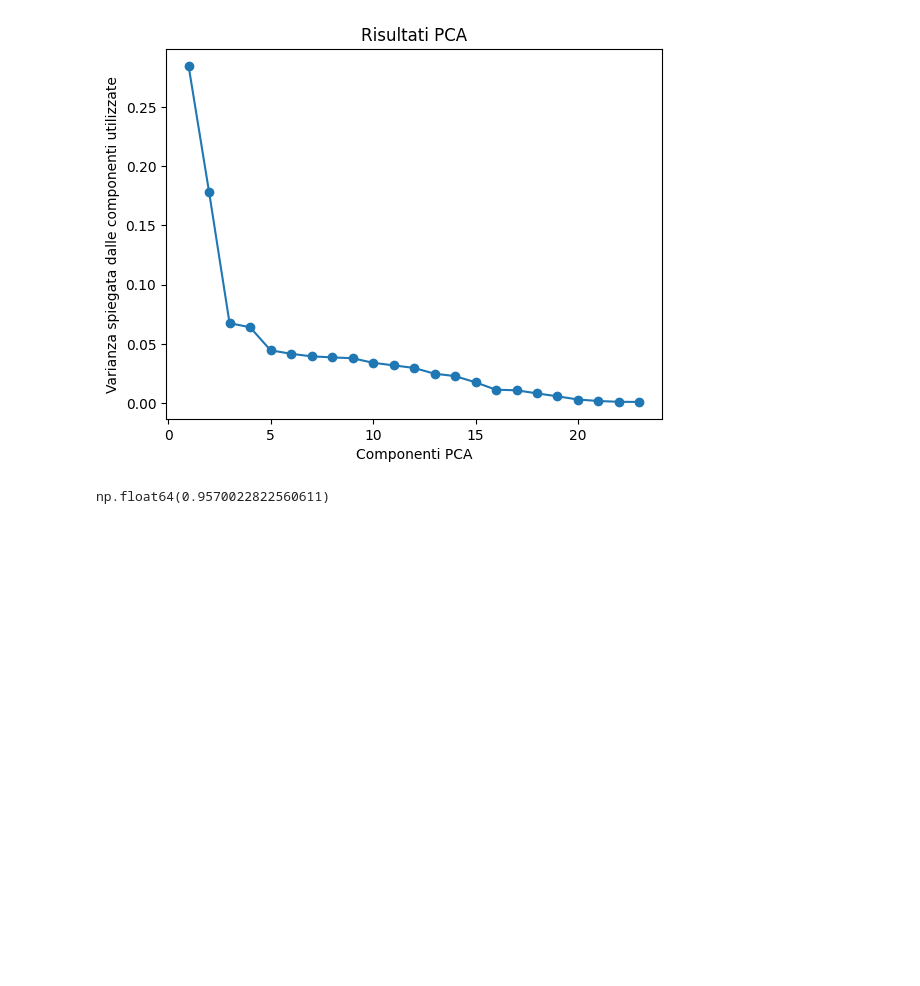
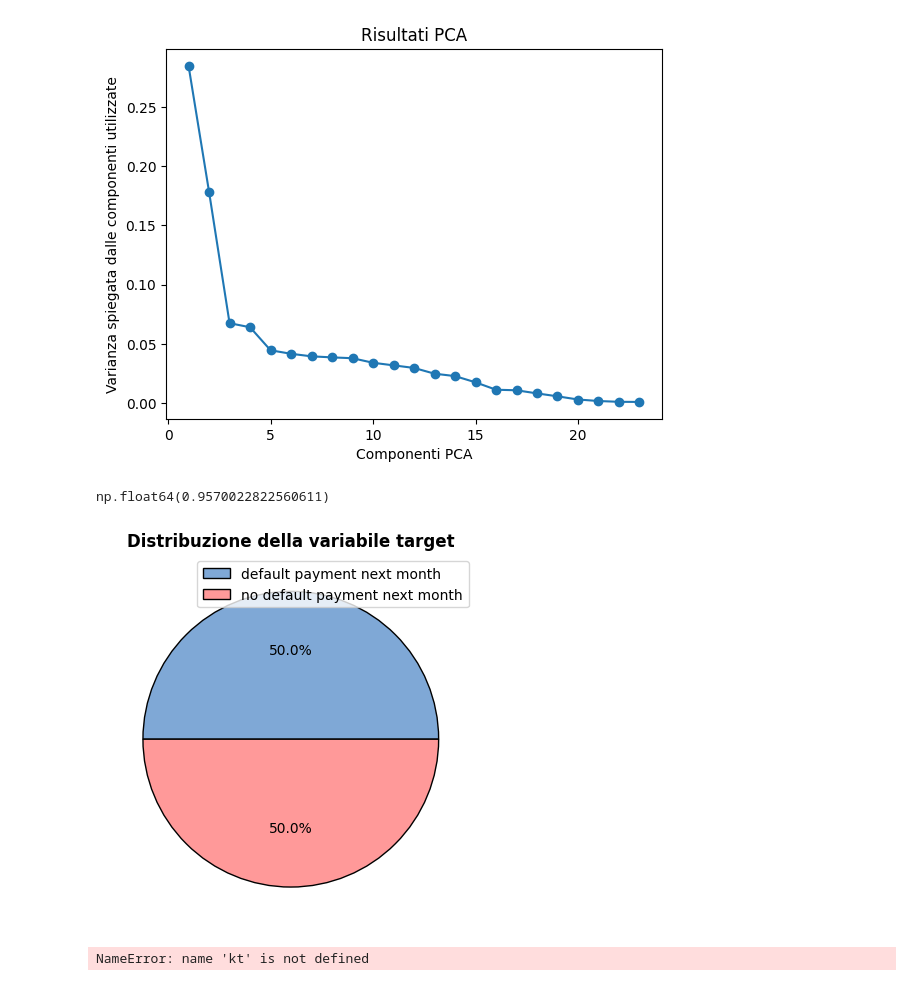
Before and after one commit to Elsacred02/assignment_1_advanced_machine_learning, a Jupyter notebook: Advanced_machine_learning_assignment_1.ipynb, the cells around one changed output. Saved outputs shown, nothing was run; the diff lists cells and outputs as text; code cells hidden in the pictures; blank space fills up the shorter version.

```diff
--- a/Advanced_machine_learning_assignment_1.ipynb
+++ b/Advanced_machine_learning_assignment_1.ipynb
@@ -174,6 +175,26 @@ pca_df = pd.DataFrame(pca_data, columns=[f"PC{i+1}" for i in range(pca_component
 pca_df["default.payment.next.month"] = target
 instances_pca = pca_df.drop('default.payment.next.month', axis=1)
 
-# Suddivido i dati in training, validation e test
-X_train_validation, X_test, y_train_validation, y_test = train_test_split(instances_pca, target, test_size=0.2, random_state=42)
-X_train, X_validation, y_train, y_validation = train_test_split(instances_pca, target, test_size=0.25, random_state=42)
+# Suddivido i dati in training, validation e test (divisione 60-20-20)
+X_train_validation, X_test, y_train_validation, y_test = train_test_split(instances_pca, target, test_size=0.2, random_state=42, stratify=target)
+
+X_train, X_validation, y_train, y_validation = train_test_split(
+    X_train_validation, y_train_validation, test_size=0.25, random_state=42, stratify=y_train_validation
+)
+# %%
+smote = SMOTE(random_state=42)
+X_train_res, y_train_res = smote.fit_resample(X_train, y_train)
+
+colors = ["#7FA8D6", "#FF9999"]
+wedges, _, _ = plt.pie(
+    y_train_res.value_counts(),
+    colors=colors,
+    wedgeprops={'edgecolor': 'black', 'linewidth': 1},
+    autopct='%1.1f%%'
+)
+plt.legend(wedges, ["default payment next month", "no default payment next month"], loc="upper right")
+plt.title("Distribuzione della variabile target", fontweight="bold")
+
+plt.show()
+# %% [output]
+[figure, added]
@@ -179,0 +229,20 @@ X_train, X_validation, y_train, y_validation = train_test_split(instances_pca, t
+# %%
+# Creiamo il tuner
+nn_tuner = kt.BayesianOptimization(
+    build_nn_model,
+    objective="val_accuracy",  # Ottimizziamo la accuracy sul validation set
+    max_trials=15,  # Numero massimo di combinazioni di iperparametri da testare
+    executions_per_trial=3,  # Numero di volte che ogni modello viene eseguito (per ridurre variazioni casuali)
+    directory="nn_tuner_results",  # Cartella in cui salvare i risultati
+    project_name="lol_nn_model_tuning"  # Nome del progetto
+)
+
+nn_tuner.search(
+    X_train_res, y_train_res,
+    validation_data=(X_validation, y_validation),
+    epochs=15,
+    batch_size=64,
+    verbose=2
+)
+# %% [output]
+NameError: name 'kt' is not defined
```
Also changed, not shown: parts of 8 cells of this notebook.
